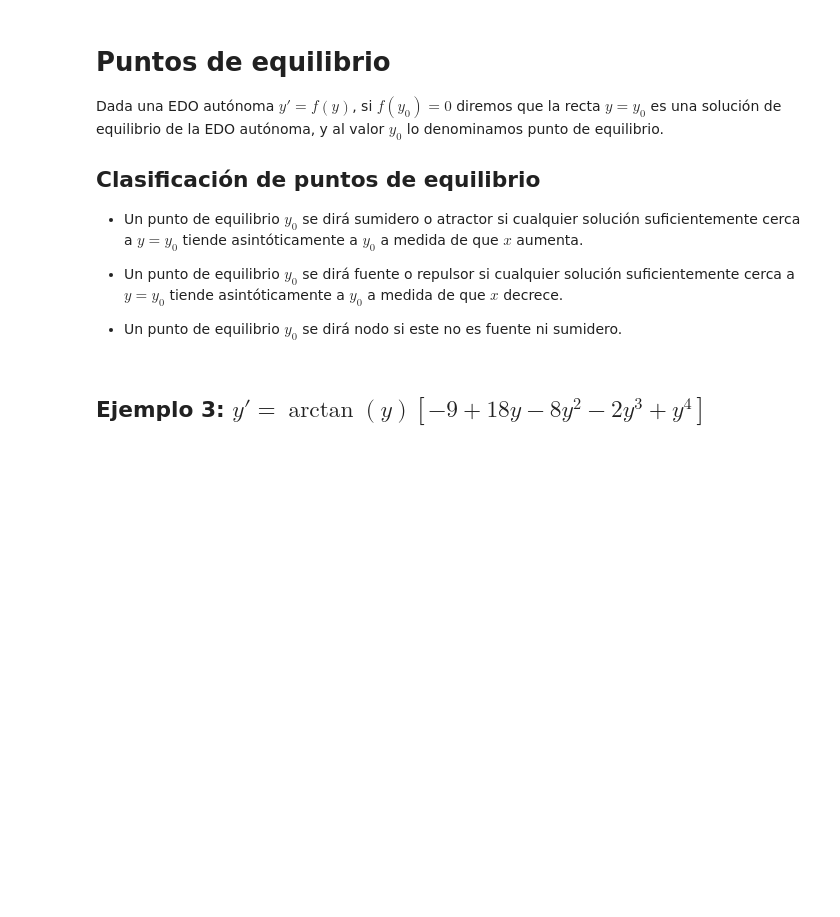
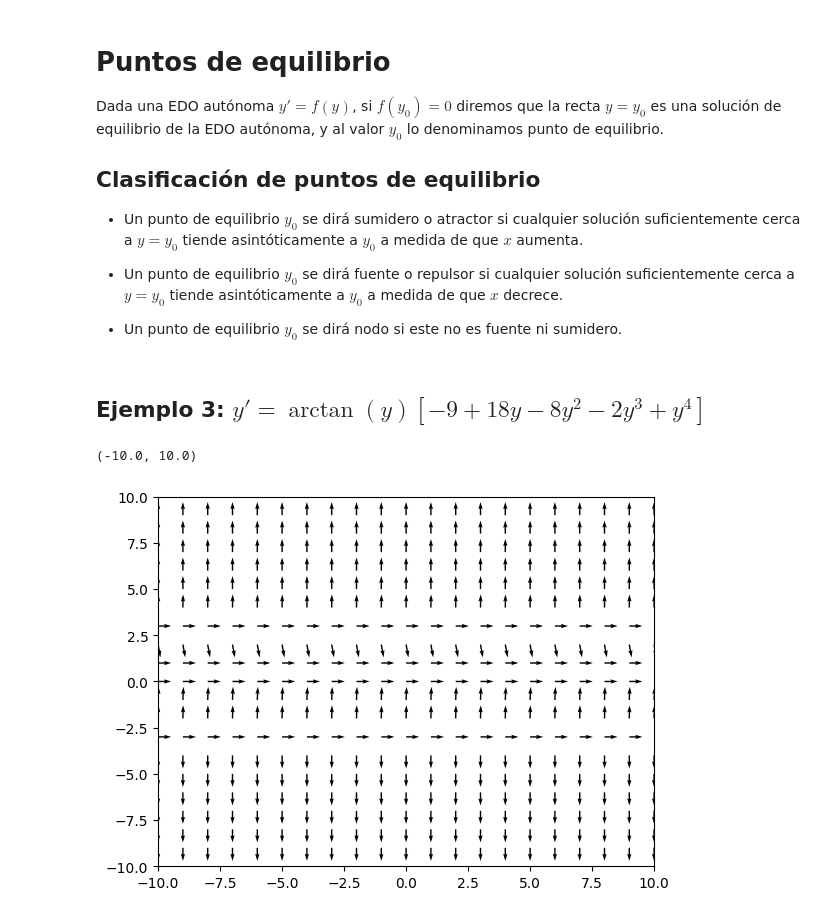
Before and after one commit to DiegoEsteban45/EDO, a Jupyter notebook: Clase 01(revisada) Campos de Direcciones.ipynb, the cells around one changed output. Cells and saved outputs as stored; diff of their text form; code cells hidden in the pictures; blank space fills up the shorter version.

```diff
--- a/Clase 01(revisada) Campos de Direcciones.ipynb
+++ b/Clase 01(revisada) Campos de Direcciones.ipynb
@@ -127,3 +127,21 @@ Dada una EDO autónoma $y'=f(y)$, si $f(y_0) = 0$ diremos que la recta $y = y_0$
 ## Ejemplo 3:  $y'=\arctan(y)[-9 + 18 y - 8 y^2 - 2 y^3 + y^4]$
 # %%
 #tarea--------------------------------------------------------------------------------------------------------------------------
+X,Y=np.meshgrid(np.linspace(-10,10,21), np.linspace(-10,10,21))
+
+U = 1
+V = np.arctan(Y) * (-9 + 18*Y - 8*Y**2 - 2*Y**3 + Y**4)
+
+N = np.sqrt(U ** 2 + V ** 2) #Normalizamos los vectores
+U = U / N
+V = V / N
+
+plt.quiver(X, Y, U, V) #graficamos los vectores con origen en (x,y) y término (u,v)
+
+x=np.linspace(-5,5,100)
+
+plt.xlim([-10,10])
+plt.ylim([-10,10])
+# %% [output]
+(-10.0, 10.0)
+[figure, added]
```
Also changed, not shown: parts of 3 cells of this notebook, 1 other file.
